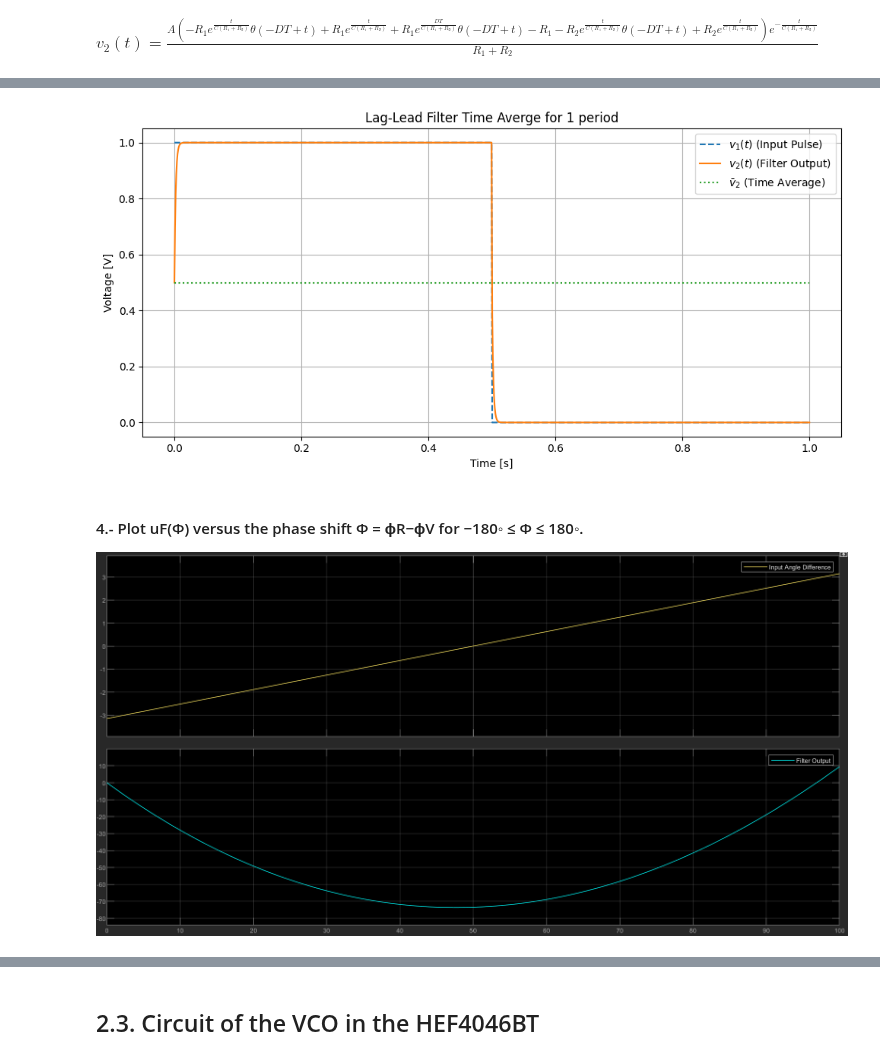
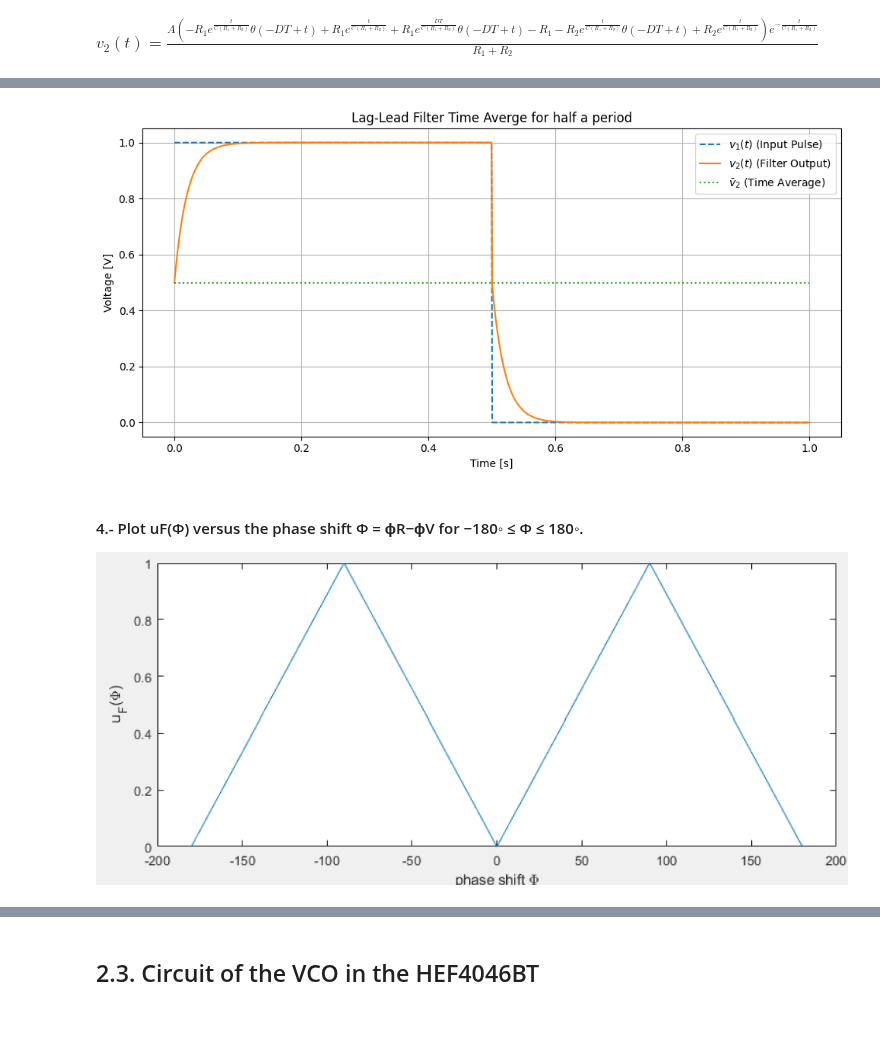
Before and after one commit to NortheLo/Microwave_Eng_Lab, a Jupyter notebook: Lab7_PLL/MWE_Lab7_Preliminary.ipynb, the cells around one changed output, grey strips where cells are left out. Saved outputs shown, nothing was run; the diff lists cells and outputs as text; code cells hidden in the pictures; blank space fills up the shorter version.

Commit message:
Completed plots and missing text

```diff
--- a/Lab7_PLL/MWE_Lab7_Preliminary.ipynb
+++ b/Lab7_PLL/MWE_Lab7_Preliminary.ipynb
@@ -169,42 +169,42 @@ values = {
     D: 0.5,
     R1: 1e3,
     R2: 1e3,
-    C: 1e-6
+    C: 10e-6
 }
 
 v1_expr_num = v1_expr.subs(values)
 v2_expr_num = v2_expr.subs(values)
 v2_avg_val = float(v2_avg_expr.subs(values))
 
 # Step 8: Lambdify with explicit vector handling
 heaviside = lambda x: np.heaviside(x, 1)
 v1_func = sp.lambdify(t, v1_expr_num, modules=["numpy", {"Heaviside": heaviside}])
 v2_func = sp.lambdify(t, v2_expr_num, modules=["numpy", {"Heaviside": heaviside}])
 
 # Step 9: Evaluate and plot
 t_vals = np.linspace(0, float(values[T]), 1000)
 v1_vals = np.array([v1_func(ti) for ti in t_vals])
 v2_vals = np.array([v2_func(ti) for ti in t_vals])
 v2_avg_line = np.full_like(t_vals, v2_avg_val)
 
 # Plot
 plt.figure(figsize=(10, 5))
 plt.plot(t_vals, v1_vals, '--', label=r'$v_1(t)$ (Input Pulse)')
 plt.plot(t_vals, v2_vals, label=r'$v_2(t)$ (Filter Output)')
 plt.plot(t_vals, v2_avg_line, ':', label=r'$\bar{v}_2$ (Time Average)')
 plt.xlabel('Time [s]')
 plt.ylabel('Voltage [V]')
-plt.title('Lag-Lead Filter Time Averge for 1 period')
+plt.title('Lag-Lead Filter Time Averge for half a period')
 plt.grid(True)
 plt.legend()
 plt.tight_layout()
 plt.show()
 # %% [output]
-[figure, old version]
+[figure, new version]
 # %% [markdown]
 #### 4.- Plot uF(Φ) versus the phase shift Φ = ϕR−ϕV for −180◦ ≤ Φ ≤ 180◦.
 
-![angle_1.png](attachment:angle_1.png-old)
+![angle_1.png](attachment:angle_1.png-new)
 # %%
 import numpy as np
 # %% [markdown]
```
Also changed, not shown: parts of 3 cells of this notebook, 3 other files.
